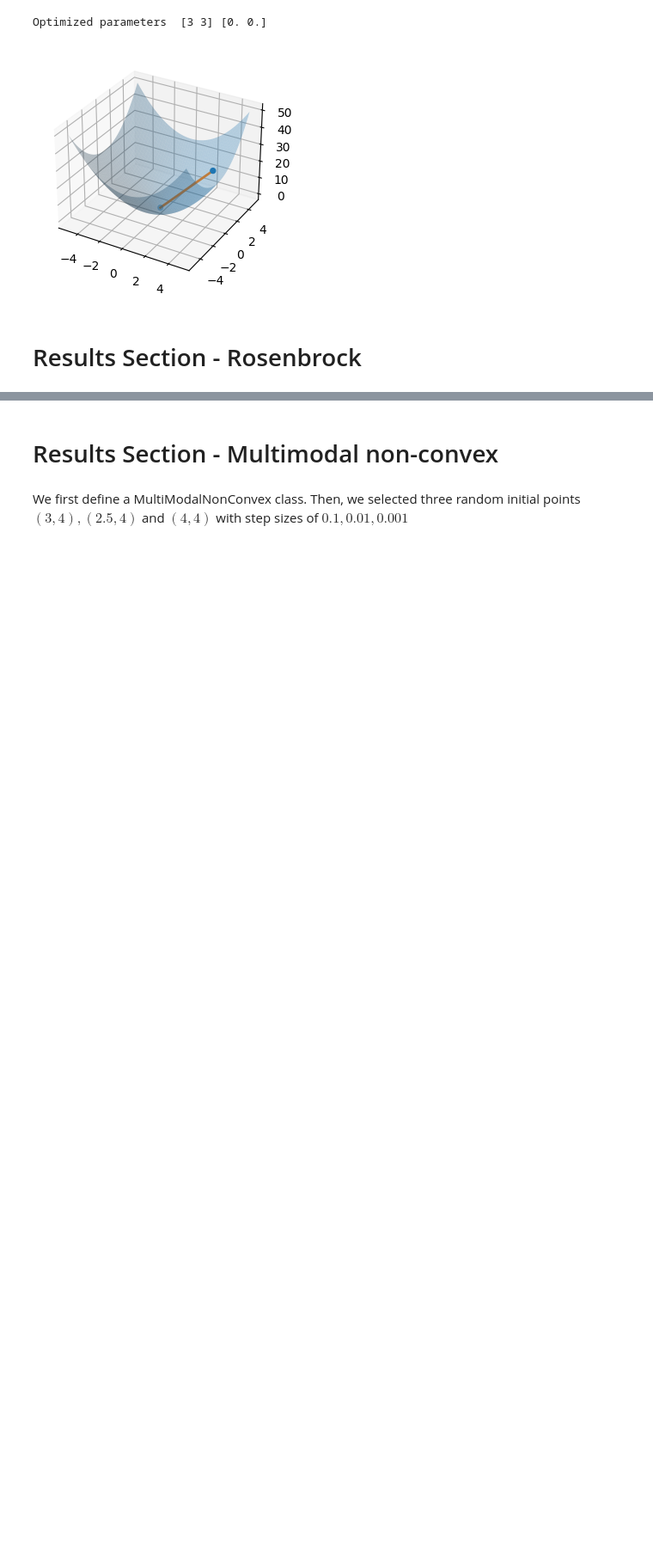
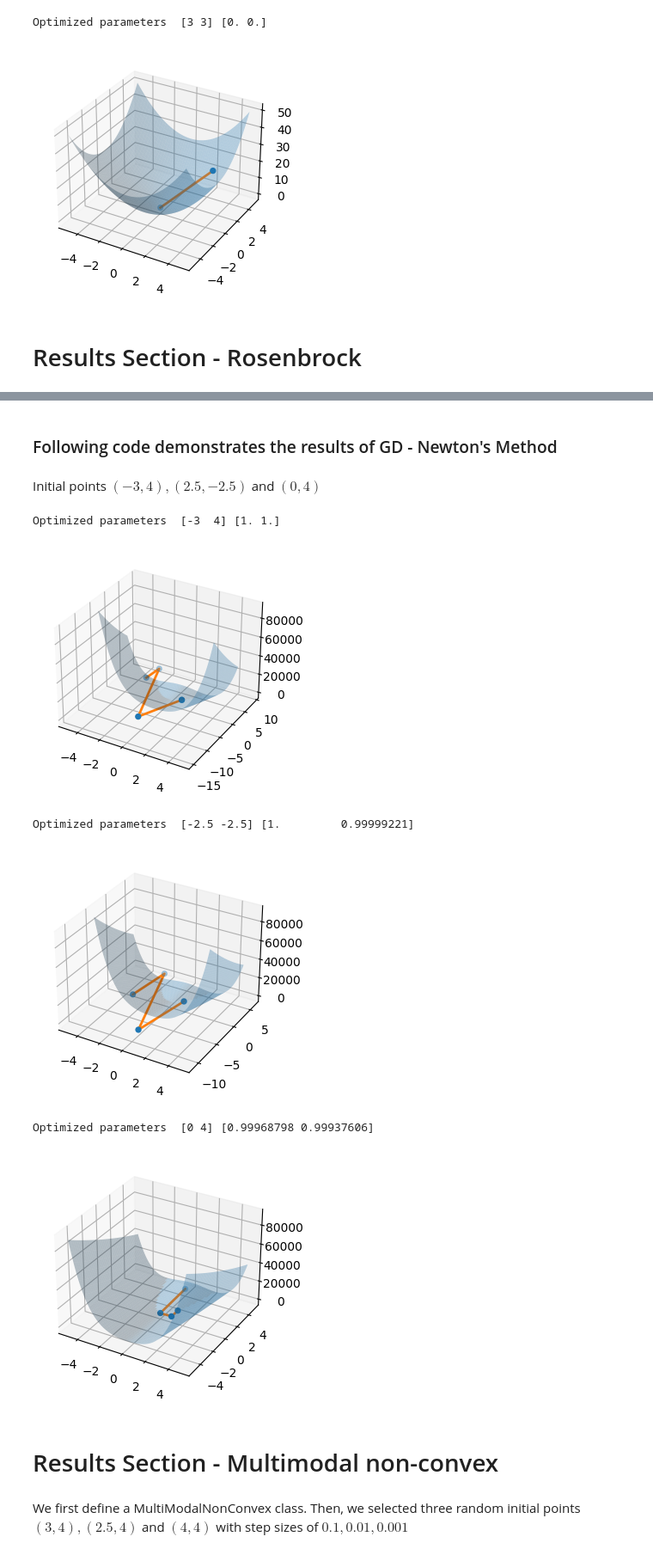
Before and after one commit to zh1322114772/Project1-GradientDescent, a Jupyter notebook: Project1.ipynb, the cells around one changed output, grey strips where cells are left out. Shown at 86% size. Drawn from its saved outputs; the diff is of its cells as text; code cells hidden in the pictures; blank space fills up the shorter version.

```diff
--- a/Project1.ipynb
+++ b/Project1.ipynb
@@ -310,3 +371,28 @@ class Rosenbrock(C2Differentiable):
+# %% [markdown]
+### Following code demonstrates the results of GD - Newton's Method
+# %%
+def GDNewtonRosenbrockPlot(x0):
+    f = Rosenbrock()
+
+    optimizer = GradientDescentNewton(f, x0)
+    result = optimizer.optimize()
+    history = f.get_history()
+
+    print("Optimized parameters ", x0, result)
+    Plot3D(f.forward, history)
+# %% [markdown]
+Initial points $(-3, 4), (2.5, -2.5)$ and $(0, 4)$
+# %%
+GDNewtonRosenbrockPlot(np.array([-3, 4]))
+GDNewtonRosenbrockPlot(np.array([-2.5, -2.5]))
+GDNewtonRosenbrockPlot(np.array([0, 4]))
+# %% [output]
+Optimized parameters  [-3  4] [1. 1.]
+[figure, added]
+Optimized parameters  [-2.5 -2.5] [1.         0.99999221]
+[figure, added]
+Optimized parameters  [0 4] [0.99968798 0.99937606]
+[figure, added]
 # %% [markdown]
 # Results Section - Multimodal non-convex
 # %% [markdown]
```
Also changed, not shown: parts of 16 cells of this notebook.
